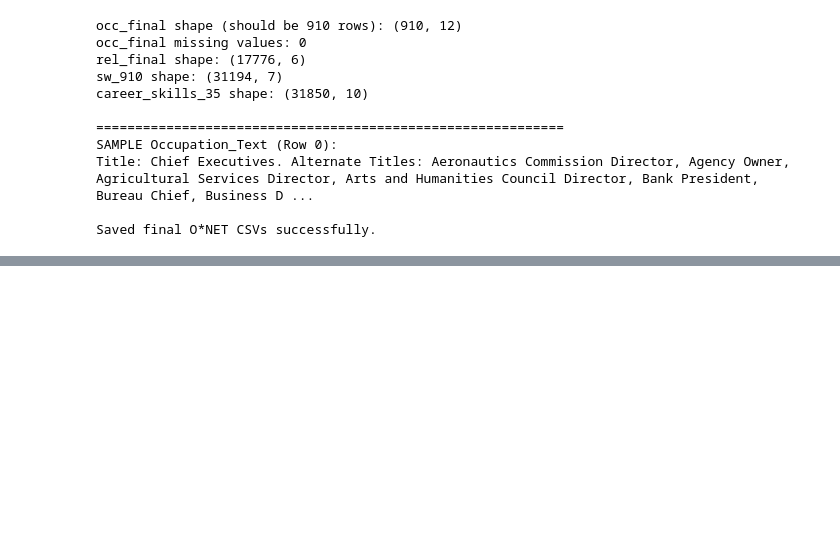
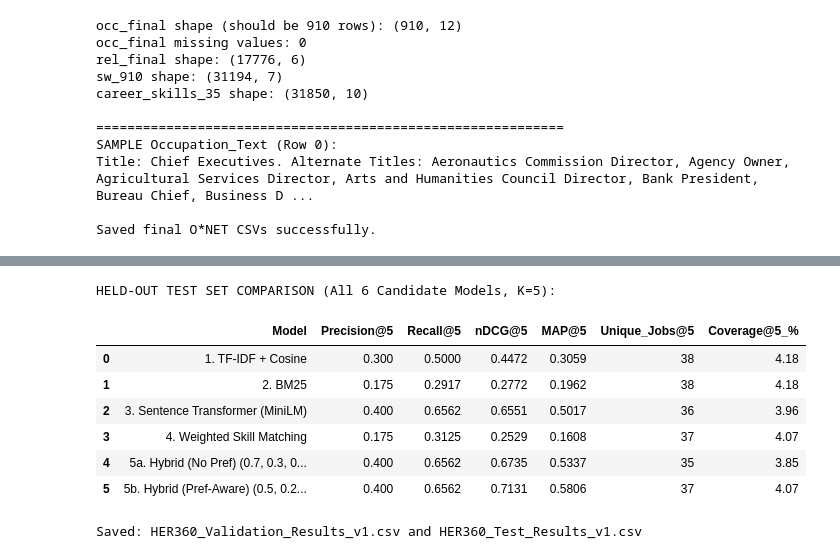
Before and after one commit to Yami2912/HER360, a Jupyter notebook: career/research/HER360_Career_Reentry_Research.ipynb, the cells around one changed output, grey strips where cells are left out. Drawn from its saved outputs; the diff is of its cells as text; code cells hidden in the pictures; blank space fills up the shorter version.

```diff
--- a/career/research/HER360_Career_Reentry_Research.ipynb
+++ b/career/research/HER360_Career_Reentry_Research.ipynb
@@ -1158,0 +1933,55 @@ Backup ready: HER360_ONET_Processed_Backup.zip
+# %%
+import numpy as np
+import pandas as pd
+
+# 1. Precompute normalized component scores for the held-out TEST profiles
+test_components = {}
+for p in test_profiles:
+    pid = p["profile_id"]
+    test_components[pid] = {
+        "sem": minmax_norm(get_semantic_scores(p)),
+        "skill": minmax_norm(get_skill_scores(p)),
+        "kw": minmax_norm(get_tfidf_scores(p)),
+        "pref": get_preference_scores(p)
+    }
+
+# 2. Freeze the exact weights learned on Validation (NO tuning on Test!)
+def make_hybrid_ranker(weights, comp_cache):
+    a, b, g, d = weights
+    def rank_fn(p):
+        c = comp_cache[p["profile_id"]]
+        score = a * c["sem"] + b * c["skill"] + g * c["kw"] + d * c["pref"]
+        return occ_codes_ordered[np.argsort(score)[::-1]].tolist()
+    return rank_fn
+
+rank_hybrid_no_pref_test = make_hybrid_ranker(best_weights_no_pref, test_components)
+rank_hybrid_pref_test = make_hybrid_ranker(best_weights_pref, test_components)
+
+# 3. Evaluate all 6 candidate models on the exact same held-out Test Set
+test_results = [
+    evaluate_model("1. TF-IDF + Cosine", rank_tfidf, test_profiles, k=5),
+    evaluate_model("2. BM25", rank_bm25, test_profiles, k=5),
+    evaluate_model("3. Sentence Transformer (MiniLM)", rank_semantic, test_profiles, k=5),
+    evaluate_model("4. Weighted Skill Matching", rank_skill, test_profiles, k=5),
+    evaluate_model(f"5a. Hybrid (No Pref) {best_weights_no_pref}", rank_hybrid_no_pref_test, test_profiles, k=5),
+    evaluate_model(f"5b. Hybrid (Pref-Aware) {best_weights_pref}", rank_hybrid_pref_test, test_profiles, k=5),
+]
+
+test_results_df = pd.DataFrame(test_results)
+print("HELD-OUT TEST SET COMPARISON (All 6 Candidate Models, K=5):")
+display(test_results_df)
+
+# 4. Save both Validation and Test tables as CSVs for your research documentation
+pd.DataFrame(val_results).to_csv("HER360_Validation_Results_v1.csv", index=False)
+test_results_df.to_csv("HER360_Test_Results_v1.csv", index=False)
+print("\nSaved: HER360_Validation_Results_v1.csv and HER360_Test_Results_v1.csv")
+# %% [output]
+HELD-OUT TEST SET COMPARISON (All 6 Candidate Models, K=5):
+|  | Model | Precision@5 | Recall@5 | nDCG@5 | MAP@5 | Unique_Jobs@5 | Coverage@5_% |
+| 0 | 1. TF-IDF + Cosine | 0.300 | 0.5000 | 0.4472 | 0.3059 | 38 | 4.18 |
+| 1 | 2. BM25 | 0.175 | 0.2917 | 0.2772 | 0.1962 | 38 | 4.18 |
+| 2 | 3. Sentence Transformer (MiniLM) | 0.400 | 0.6562 | 0.6551 | 0.5017 | 36 | 3.96 |
+| 3 | 4. Weighted Skill Matching | 0.175 | 0.3125 | 0.2529 | 0.1608 | 37 | 4.07 |
+| 4 | 5a. Hybrid (No Pref) (0.7, 0.3, 0... | 0.400 | 0.6562 | 0.6735 | 0.5337 | 35 | 3.85 |
+| 5 | 5b. Hybrid (Pref-Aware) (0.5, 0.2... | 0.400 | 0.6562 | 0.7131 | 0.5806 | 37 | 4.07 |
+Saved: HER360_Validation_Results_v1.csv and HER360_Test_Results_v1.csv
```
Also changed, not shown: parts of 13 cells of this notebook, 1 other file.
